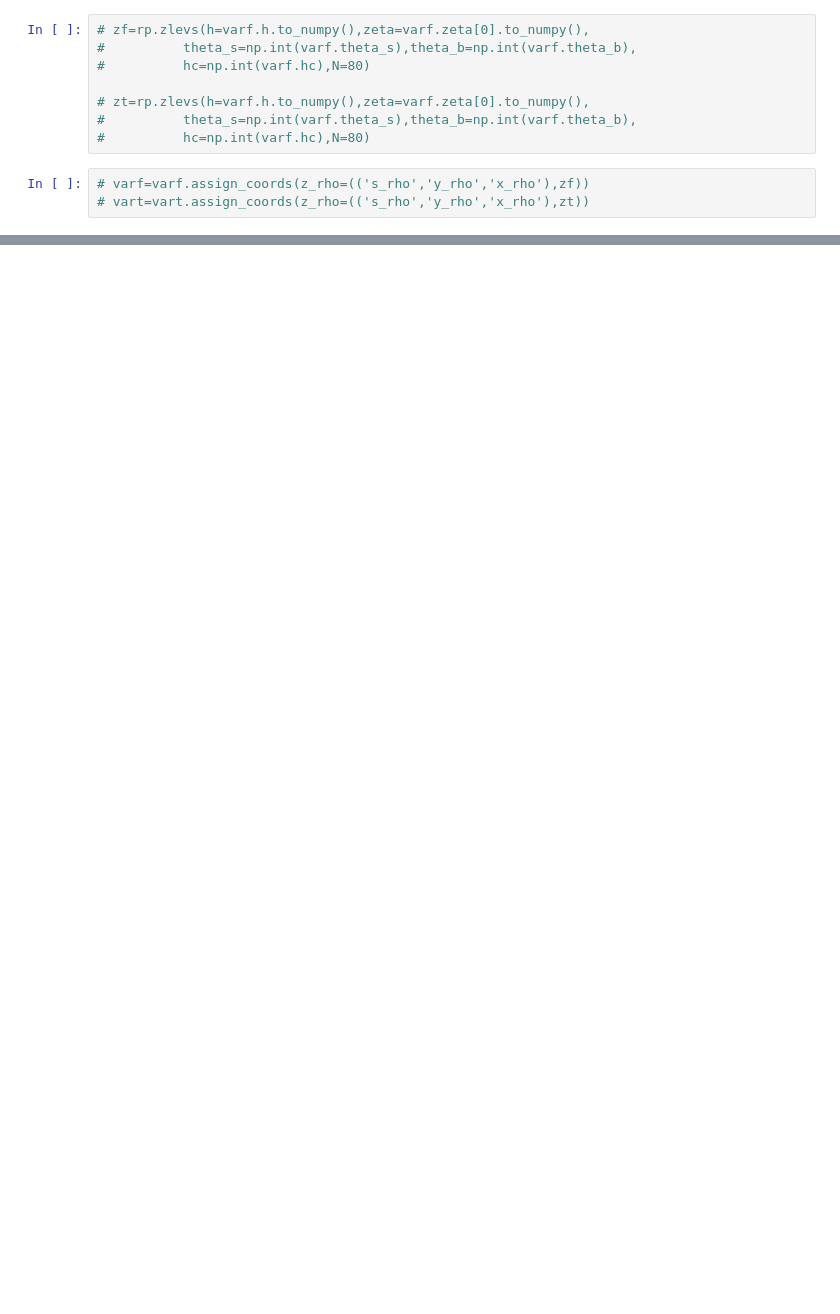
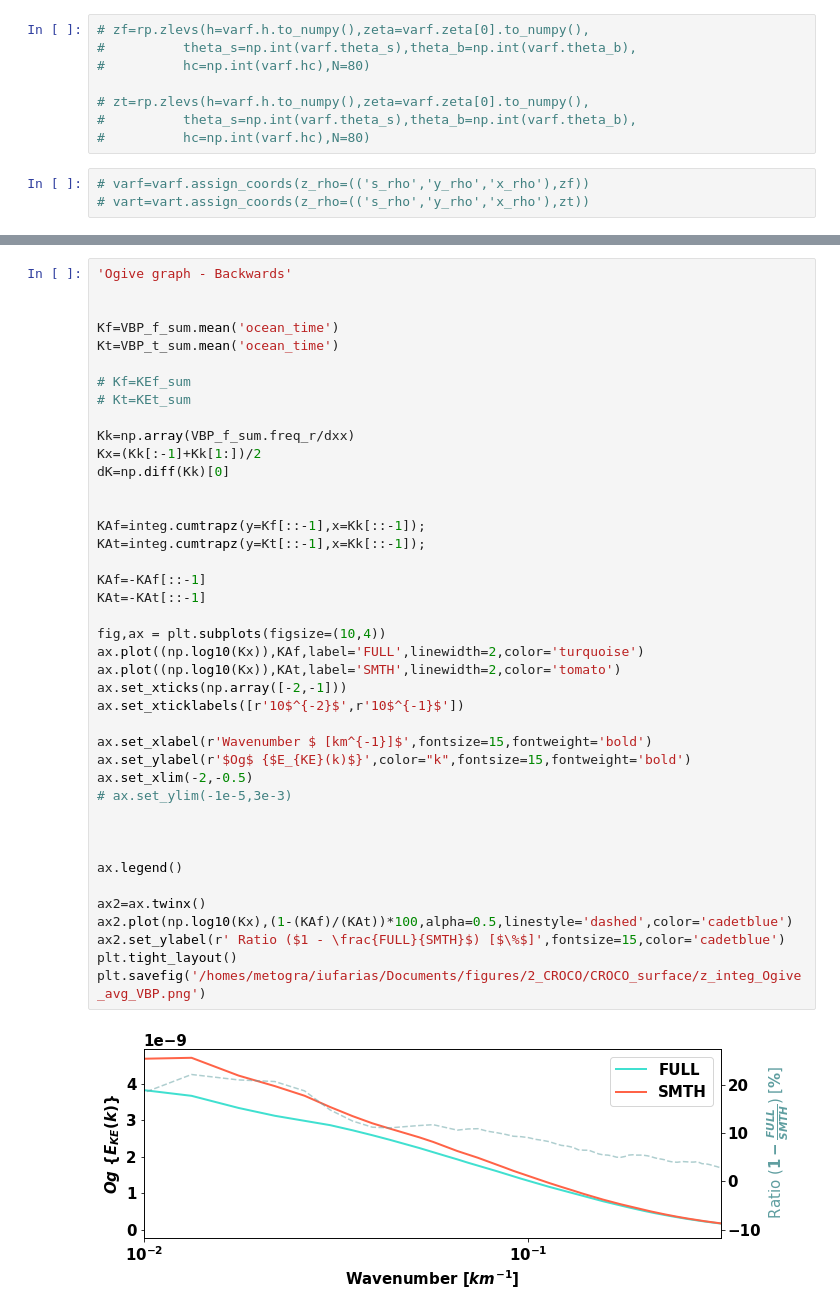
Before and after one commit to igoruchoa/FeedbackSubmeso, a Jupyter notebook: 2_CROCO/3D_CROCO.ipynb, the cells around one changed output, grey strips where cells are left out. Saved outputs shown, nothing was run; the diff lists cells and outputs as text; blank space fills up the shorter version.

```diff
--- a/2_CROCO/3D_CROCO.ipynb
+++ b/2_CROCO/3D_CROCO.ipynb
@@ -98,0 +322,43 @@ KeyboardInterrupt:
+# %%
+'Ogive graph - Backwards'
+
+
+Kf=VBP_f_sum.mean('ocean_time')
+Kt=VBP_t_sum.mean('ocean_time')
+
+# Kf=KEf_sum
+# Kt=KEt_sum
+
+Kk=np.array(VBP_f_sum.freq_r/dxx)
+Kx=(Kk[:-1]+Kk[1:])/2
+dK=np.diff(Kk)[0]
+
+
+KAf=integ.cumtrapz(y=Kf[::-1],x=Kk[::-1]);
+KAt=integ.cumtrapz(y=Kt[::-1],x=Kk[::-1]);
+
+KAf=-KAf[::-1]
+KAt=-KAt[::-1]
+
+fig,ax = plt.subplots(figsize=(10,4))
+ax.plot((np.log10(Kx)),KAf,label='FULL',linewidth=2,color='turquoise')
+ax.plot((np.log10(Kx)),KAt,label='SMTH',linewidth=2,color='tomato')
+ax.set_xticks(np.array([-2,-1]))
+ax.set_xticklabels([r'10$^{-2}$',r'10$^{-1}$'])
+
+ax.set_xlabel(r'Wavenumber $ [km^{-1}]$',fontsize=15,fontweight='bold')
+ax.set_ylabel(r'$Og$ {$E_{KE}(k)$}',color="k",fontsize=15,fontweight='bold')
+ax.set_xlim(-2,-0.5)
+# ax.set_ylim(-1e-5,3e-3)
+
+
+
+ax.legend()
+
+ax2=ax.twinx()
+ax2.plot(np.log10(Kx),(1-(KAf)/(KAt))*100,alpha=0.5,linestyle='dashed',color='cadetblue')
+ax2.set_ylabel(r' Ratio ($1 - \frac{FULL}{SMTH}$) [$\%$]',fontsize=15,color='cadetblue')
+plt.tight_layout()
+plt.savefig('/homes/metogra/iufarias/Documents/figures/2_CROCO/CROCO_surface/z_integ_Ogive_avg_VBP.png')
+# %% [output]
+[figure, added]
```
Also changed, not shown: parts of 77 cells of this notebook, 16 other files.
